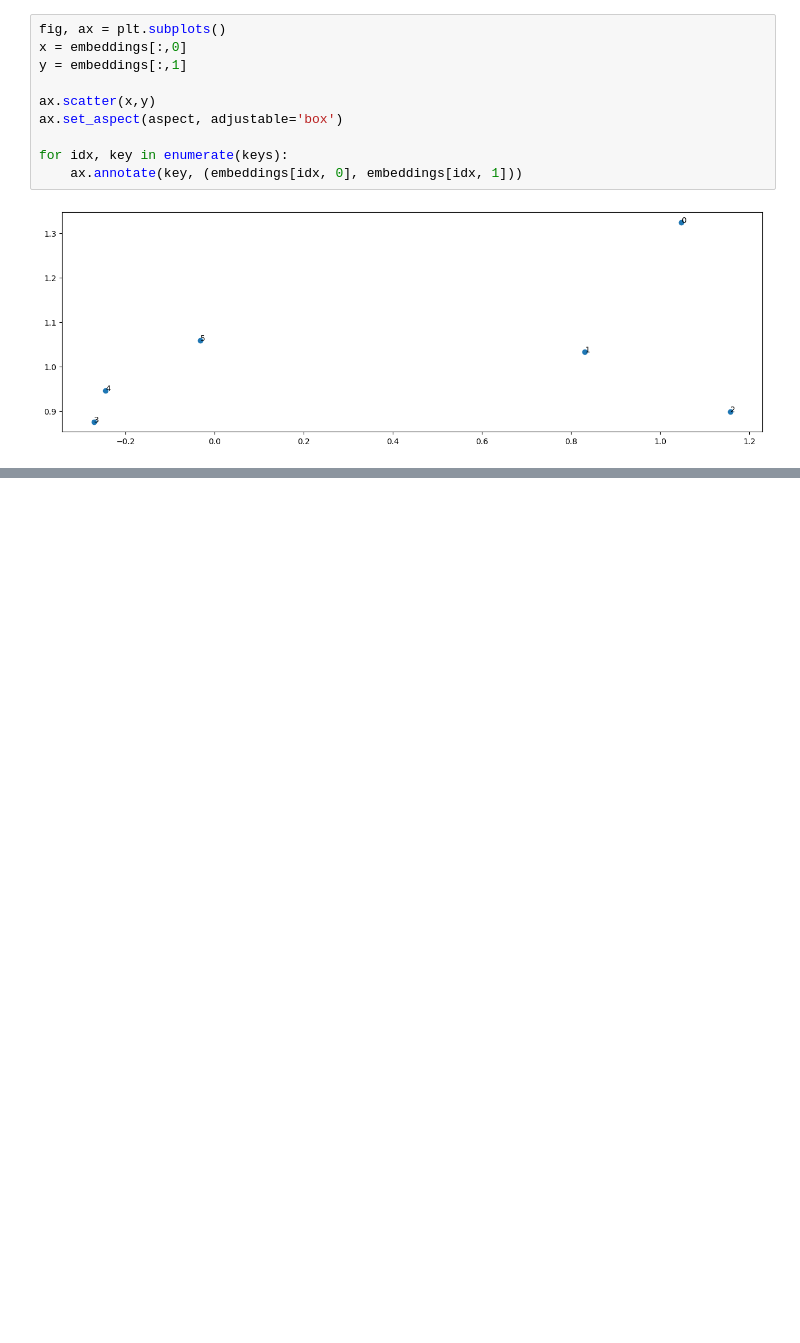
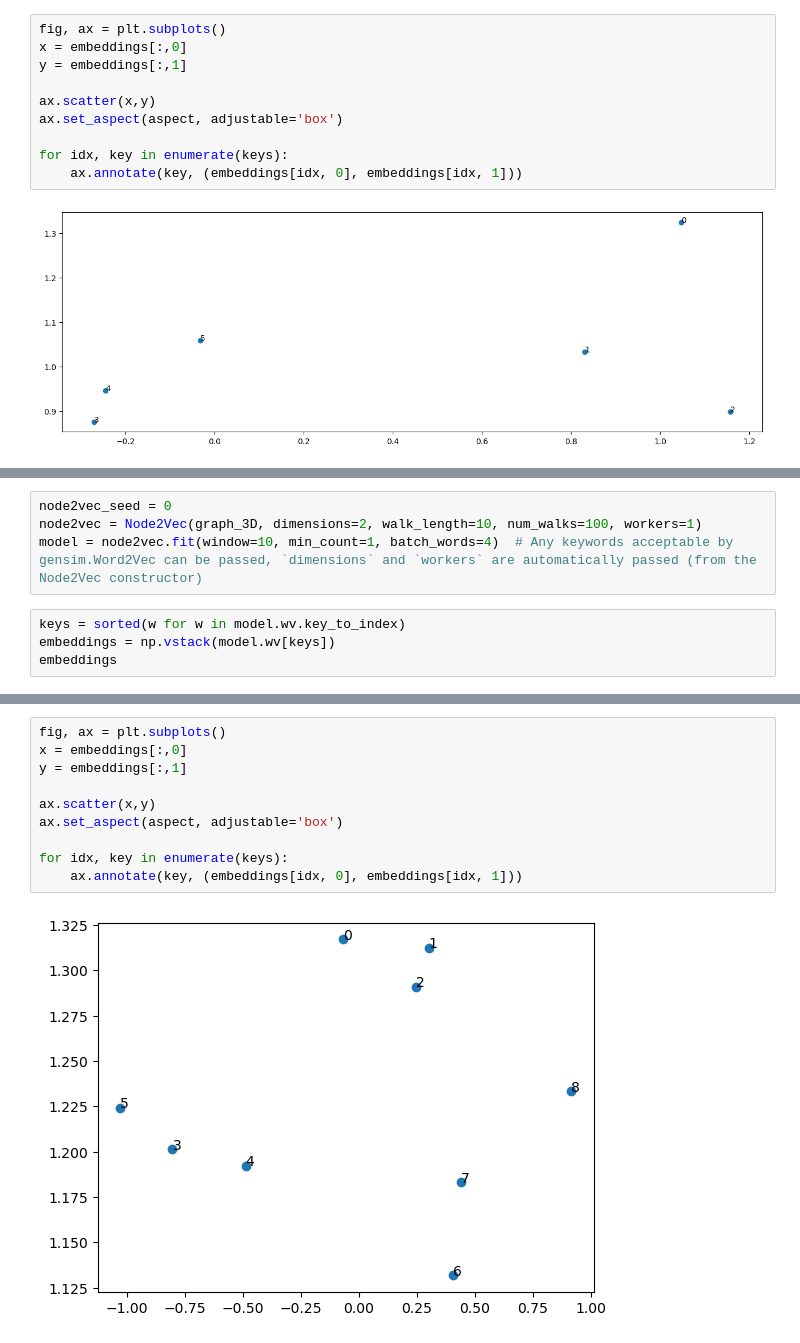
Before and after one commit to radajakub/GML-dim-reduction, a Jupyter notebook: notebooks/example.ipynb, the cells around one changed output, grey strips where cells are left out. Saved outputs shown, nothing was run; the diff lists cells and outputs as text; blank space fills up the shorter version.

```diff
--- a/notebooks/example.ipynb
+++ b/notebooks/example.ipynb
@@ -75,0 +106,8 @@ for idx, key in enumerate(keys):
+# %%
+node2vec_seed = 0
+node2vec = Node2Vec(graph_3D, dimensions=2, walk_length=10, num_walks=100, workers=1)
+model = node2vec.fit(window=10, min_count=1, batch_words=4)  # Any keywords acceptable by gensim.Word2Vec can be passed, `dimensions` and `workers` are automatically passed (from the Node2Vec constructor)
+# %%
+keys = sorted(w for w in model.wv.key_to_index)
+embeddings = np.vstack(model.wv[keys])
+embeddings
@@ -75,0 +124,12 @@ for idx, key in enumerate(keys):
+# %%
+fig, ax = plt.subplots()
+x = embeddings[:,0]
+y = embeddings[:,1]
+
+ax.scatter(x,y)
+ax.set_aspect(aspect, adjustable='box')
+
+for idx, key in enumerate(keys):
+    ax.annotate(key, (embeddings[idx, 0], embeddings[idx, 1]))
+# %% [output]
+[figure, added]
```
Also changed, not shown: parts of 8 cells of this notebook.
